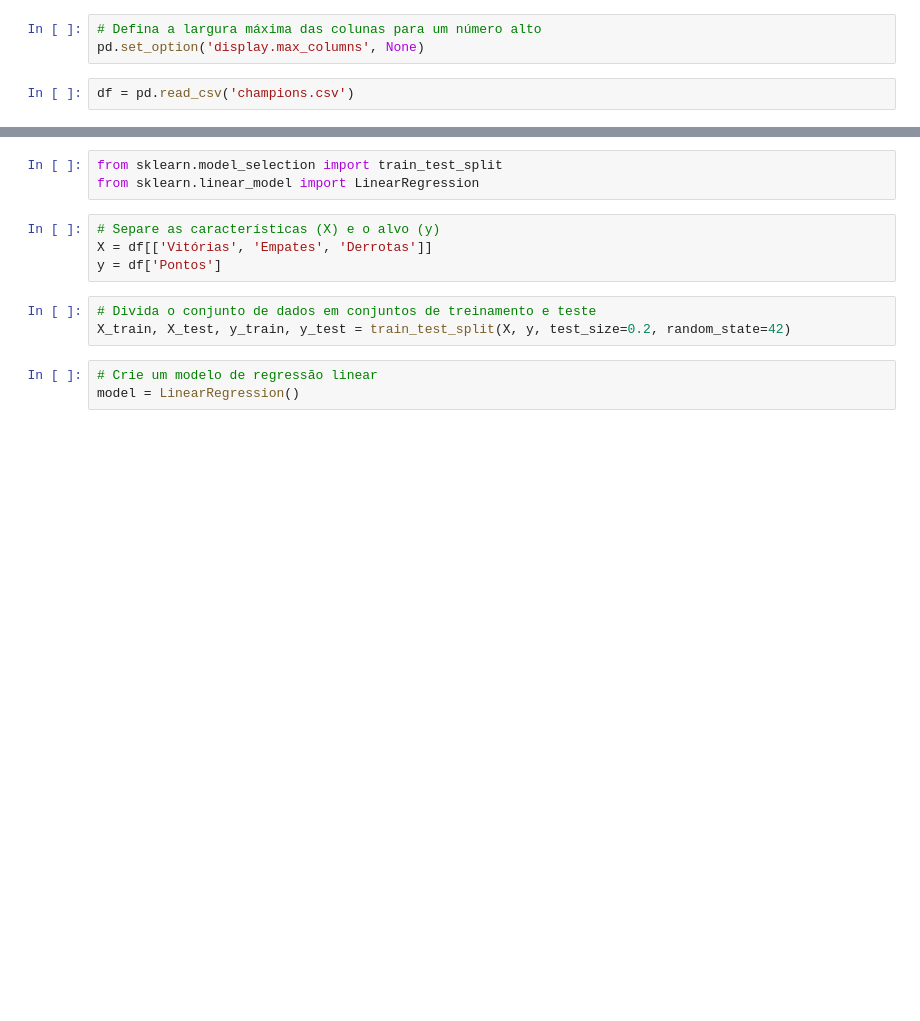
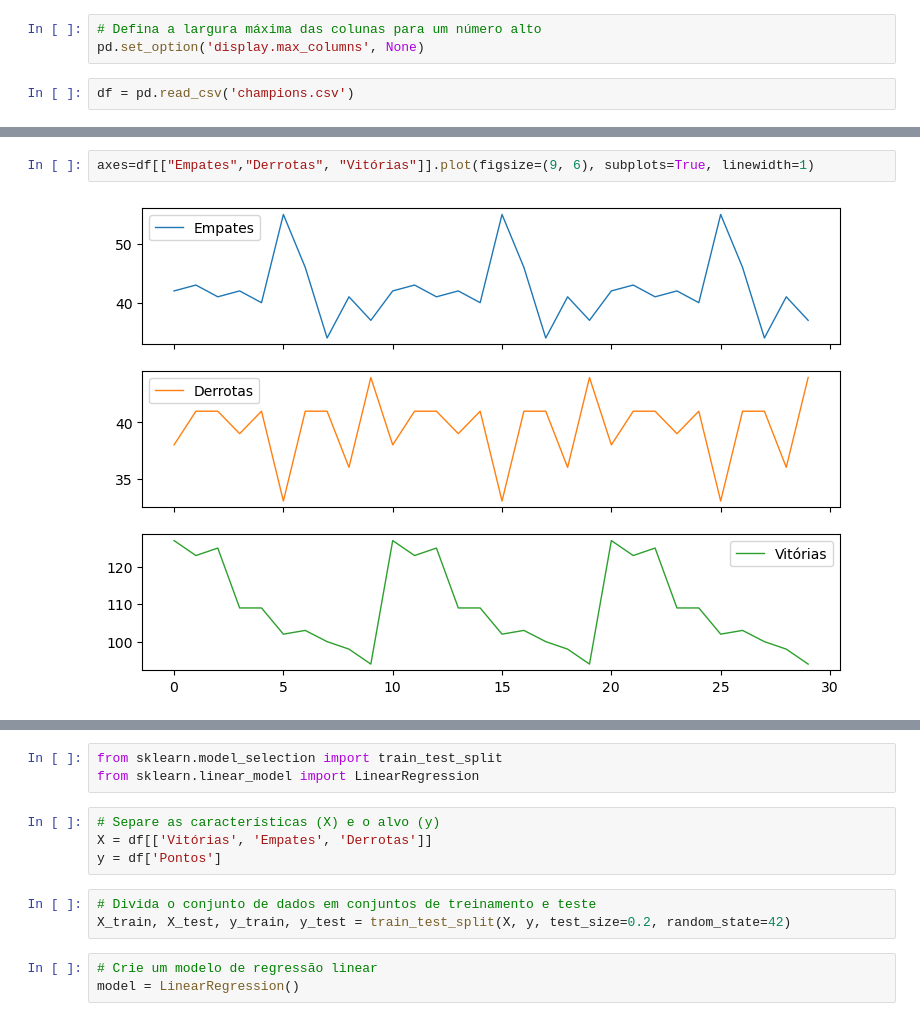
Before and after one commit to pdemetrio/Meus-Projetos, a Jupyter notebook: champions.ipynb, the cells around one changed output, grey strips where cells are left out. Drawn from its saved outputs; the diff is of its cells as text; blank space fills up the shorter version.

```diff
--- a/champions.ipynb
+++ b/champions.ipynb
@@ -52,3 +107,7 @@ print(df.describe())
+# %%
+axes=df[["Empates","Derrotas", "Vitórias"]].plot(figsize=(9, 6), subplots=True, linewidth=1)
+# %% [output]
+[figure, added]
 # %%
 plt.figure(figsize=(8, 2))
 plt.bar(df['Time'], df['GolsMarcados'])
```
Also changed, not shown: parts of 16 cells of this notebook, 1 other file.
